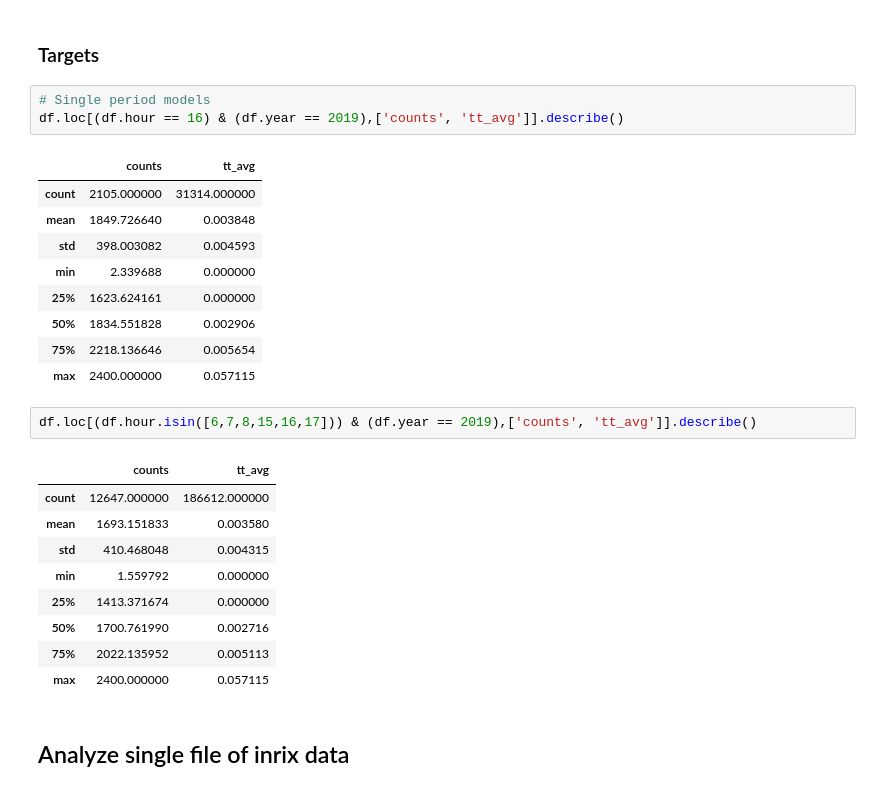
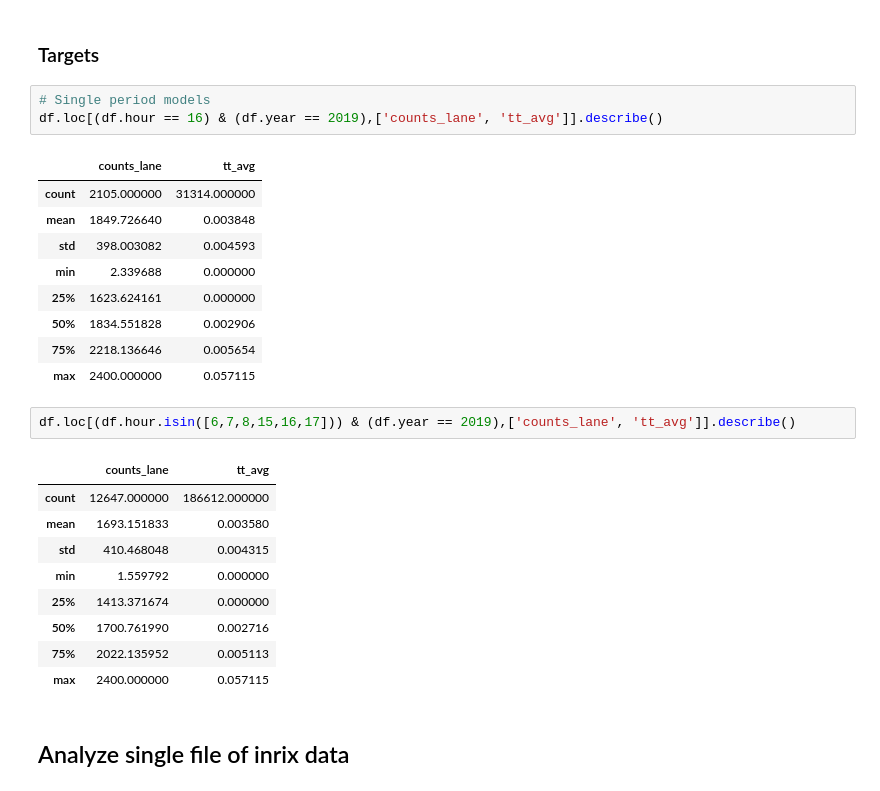
Before and after one commit to pabloguarda/nesuelogit, a Jupyter notebook: examples/notebooks/eda-fresno.ipynb, the cells around one changed output. Drawn from its saved outputs; the diff is of its cells as text.

```diff
--- a/examples/notebooks/eda-fresno.ipynb
+++ b/examples/notebooks/eda-fresno.ipynb
@@ -135,9 +135,9 @@ plt.show()
 ### Targets
 # %%
 # Single period models
-df.loc[(df.hour == 16) & (df.year == 2019),['counts', 'tt_avg']].describe()
+df.loc[(df.hour == 16) & (df.year == 2019),['counts_lane', 'tt_avg']].describe()
 # %% [output]
-|  | counts | tt_avg |
+|  | counts_lane | tt_avg |
 | count | 2105.000000 | 31314.000000 |
 | mean | 1849.726640 | 0.003848 |
 | std | 398.003082 | 0.004593 |
@@ -147,9 +147,9 @@ df.loc[(df.hour == 16) & (df.year == 2019),['counts', 'tt_avg']].describe()
 | 75% | 2218.136646 | 0.005654 |
 | max | 2400.000000 | 0.057115 |
 # %%
-df.loc[(df.hour.isin([6,7,8,15,16,17])) & (df.year == 2019),['counts', 'tt_avg']].describe()
+df.loc[(df.hour.isin([6,7,8,15,16,17])) & (df.year == 2019),['counts_lane', 'tt_avg']].describe()
 # %% [output]
-|  | counts | tt_avg |
+|  | counts_lane | tt_avg |
 | count | 12647.000000 | 186612.000000 |
 | mean | 1693.151833 | 0.003580 |
 | std | 410.468048 | 0.004315 |
```
Also changed, not shown: parts of 11 cells of this notebook.
